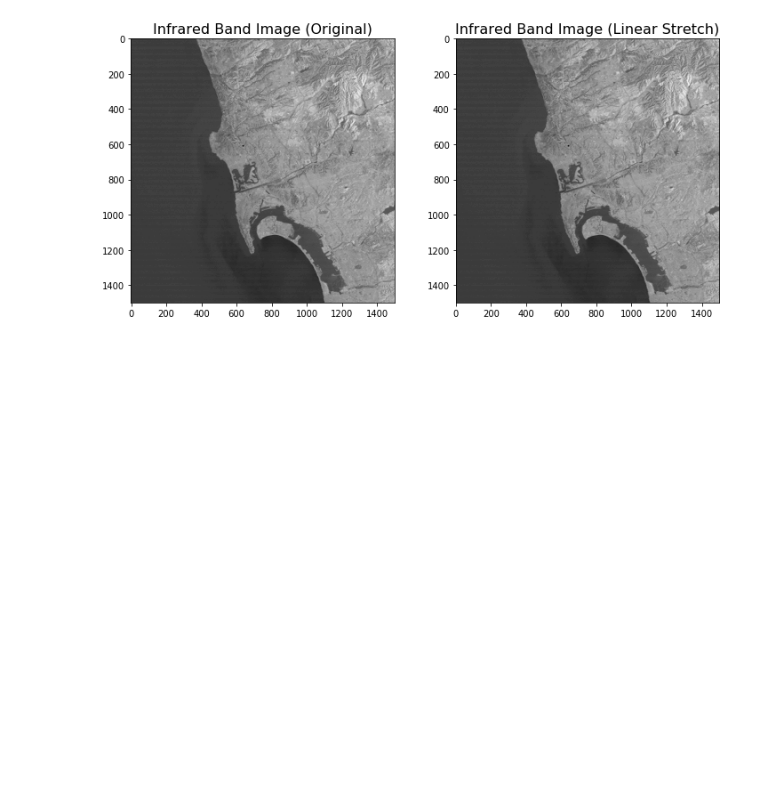
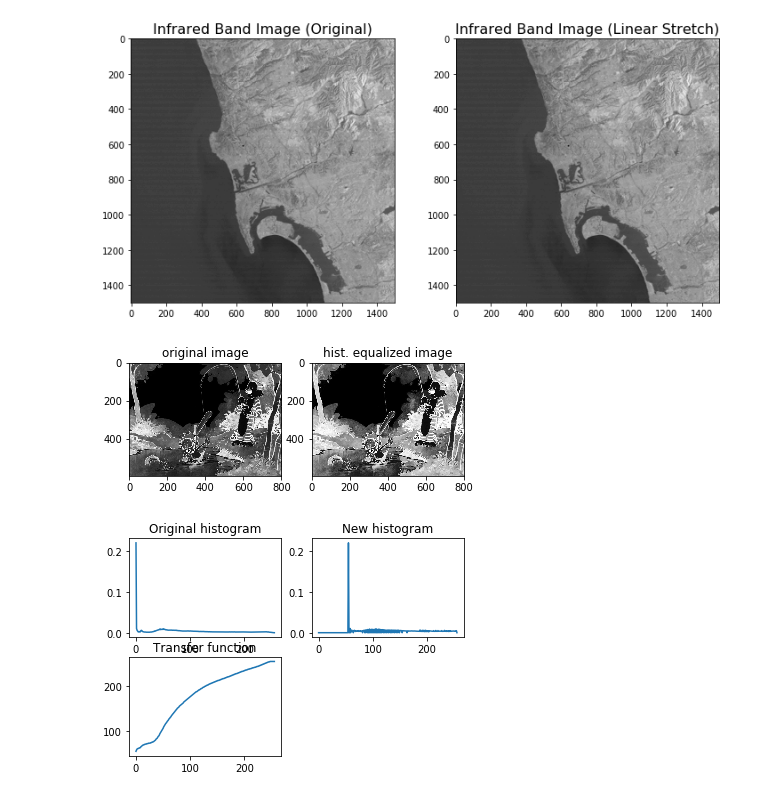
Before and after one commit to moonlimb/sio236-remote-sensing, a Jupyter notebook: Limb_Moon_Lab5.ipynb, the cells around one changed output. Drawn from its saved outputs; the diff is of its cells as text; code cells hidden in the pictures; blank space fills up the shorter version.

```diff
--- a/Limb_Moon_Lab5.ipynb
+++ b/Limb_Moon_Lab5.ipynb
@@ -178,0 +226,49 @@ plt.show()
+# %%
+import pylab as plt
+import matplotlib.image as mpimg
+import numpy as np
+# load image to numpy arrayb
+# matplotlib 1.3.1 only supports png images
+# use scipy or PIL for other formats
+img = np.uint8(mpimg.imread('./img/calvin_hobbes.jpg')*255.0)
+# convert to grayscale
+# do for individual channels R, G, B, A for nongrayscale images
+
+img = np.uint8((0.2126* img[:,:,0]) + \
+  		np.uint8(0.7152 * img[:,:,1]) +\
+			 np.uint8(0.0722 * img[:,:,2]))
+
+# use hist module from hist.py to perform histogram equalization
+new_img, h, new_h, sk = histeq(img)
+
+# show old and new image
+# show original image
+plt.subplot(121)
+plt.imshow(img)
+plt.title('original image')
+plt.set_cmap('gray')
+# show original image
+plt.subplot(122)
+plt.imshow(new_img)
+plt.title('hist. equalized image')
+plt.set_cmap('gray')
+plt.show()
+
+# plot histograms and transfer function
+fig = plt.figure()
+fig.add_subplot(221)
+plt.plot(h)
+plt.title('Original histogram') # original histogram
+
+fig.add_subplot(222)
+plt.plot(new_h)
+plt.title('New histogram') #hist of eqlauized image
+
+fig.add_subplot(223)
+plt.plot(sk)
+plt.title('Transfer function') #transfer function
+
+plt.show()
+# %% [output]
+[figure, added]
+[figure, added]
```
Also changed, not shown: parts of 21 cells of this notebook.
